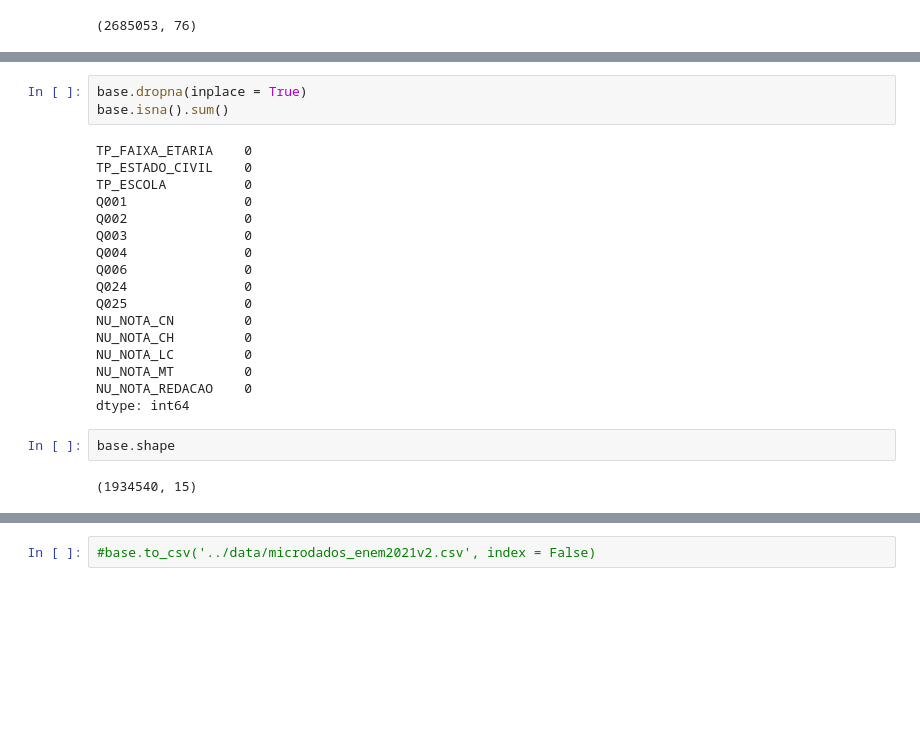
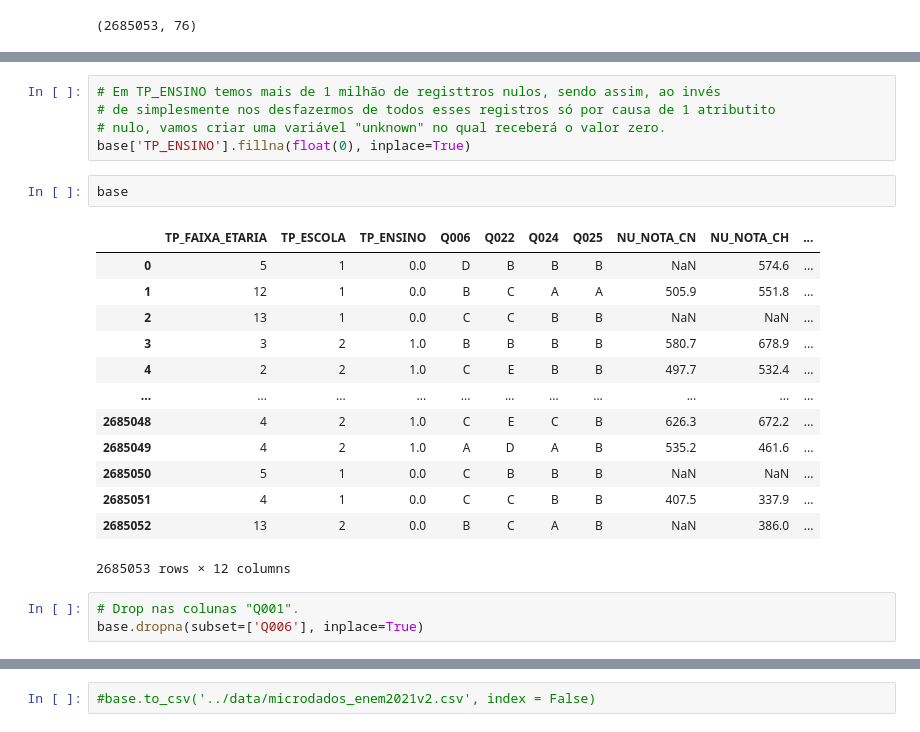
Before and after one commit to MouseDataScientist/repo, a Jupyter notebook: 2-enem_project/notebooks/2-enem_treatment.ipynb, the cells around one changed output, grey strips where cells are left out. Drawn from its saved outputs; the diff is of its cells as text; blank space fills up the shorter version.

```diff
--- a/2-enem_project/notebooks/2-enem_treatment.ipynb
+++ b/2-enem_project/notebooks/2-enem_treatment.ipynb
@@ -96,25 +93,25 @@ NU_NOTA_REDACAO    643280
 dtype: int64
-# %%
-base.dropna(inplace = True)
-base.isna().sum()
-# %% [output]
-TP_FAIXA_ETARIA    0
-TP_ESTADO_CIVIL    0
-TP_ESCOLA          0
-Q001               0
-Q002               0
-Q003               0
-Q004               0
-Q006               0
-Q024               0
-Q025               0
-NU_NOTA_CN         0
-NU_NOTA_CH         0
-NU_NOTA_LC         0
-NU_NOTA_MT         0
-NU_NOTA_REDACAO    0
-dtype: int64
+# %%
+# Em TP_ENSINO temos mais de 1 milhão de registtros nulos, sendo assim, ao invés
+# de simplesmente nos desfazermos de todos esses registros só por causa de 1 atributito
+# nulo, vamos criar uma variável "unknown" no qual receberá o valor zero.
+base['TP_ENSINO'].fillna(float(0), inplace=True)
 # %%
-base.shape
+base
 # %% [output]
+|  | TP_FAIXA_ETARIA | TP_ESCOLA | TP_ENSINO | Q006 | Q022 | Q024 | Q025 | NU_NOTA_CN | NU_NOTA_CH | ... |
+| 0 | 5 | 1 | 0.0 | D | B | B | B | NaN | 574.6 | ... |
+| 1 | 12 | 1 | 0.0 | B | C | A | A | 505.9 | 551.8 | ... |
+| 2 | 13 | 1 | 0.0 | C | C | B | B | NaN | NaN | ... |
+| 3 | 3 | 2 | 1.0 | B | B | B | B | 580.7 | 678.9 | ... |
+| 4 | 2 | 2 | 1.0 | C | E | B | B | 497.7 | 532.4 | ... |
+| ... | ... | ... | ... | ... | ... | ... | ... | ... | ... | ... |
+| 2685048 | 4 | 2 | 1.0 | C | E | C | B | 626.3 | 672.2 | ... |
+| 2685049 | 4 | 2 | 1.0 | A | D | A | B | 535.2 | 461.6 | ... |
+| 2685050 | 5 | 1 | 0.0 | C | B | B | B | NaN | NaN | ... |
+| 2685051 | 4 | 1 | 0.0 | C | C | B | B | 407.5 | 337.9 | ... |
+| 2685052 | 13 | 2 | 0.0 | B | C | A | B | NaN | 386.0 | ... |
-(1934540, 15)
+2685053 rows × 12 columns
+# %%
+# Drop nas colunas "Q001".
+base.dropna(subset=['Q006'], inplace=True)
```
Also changed, not shown: parts of 29 cells of this notebook.
